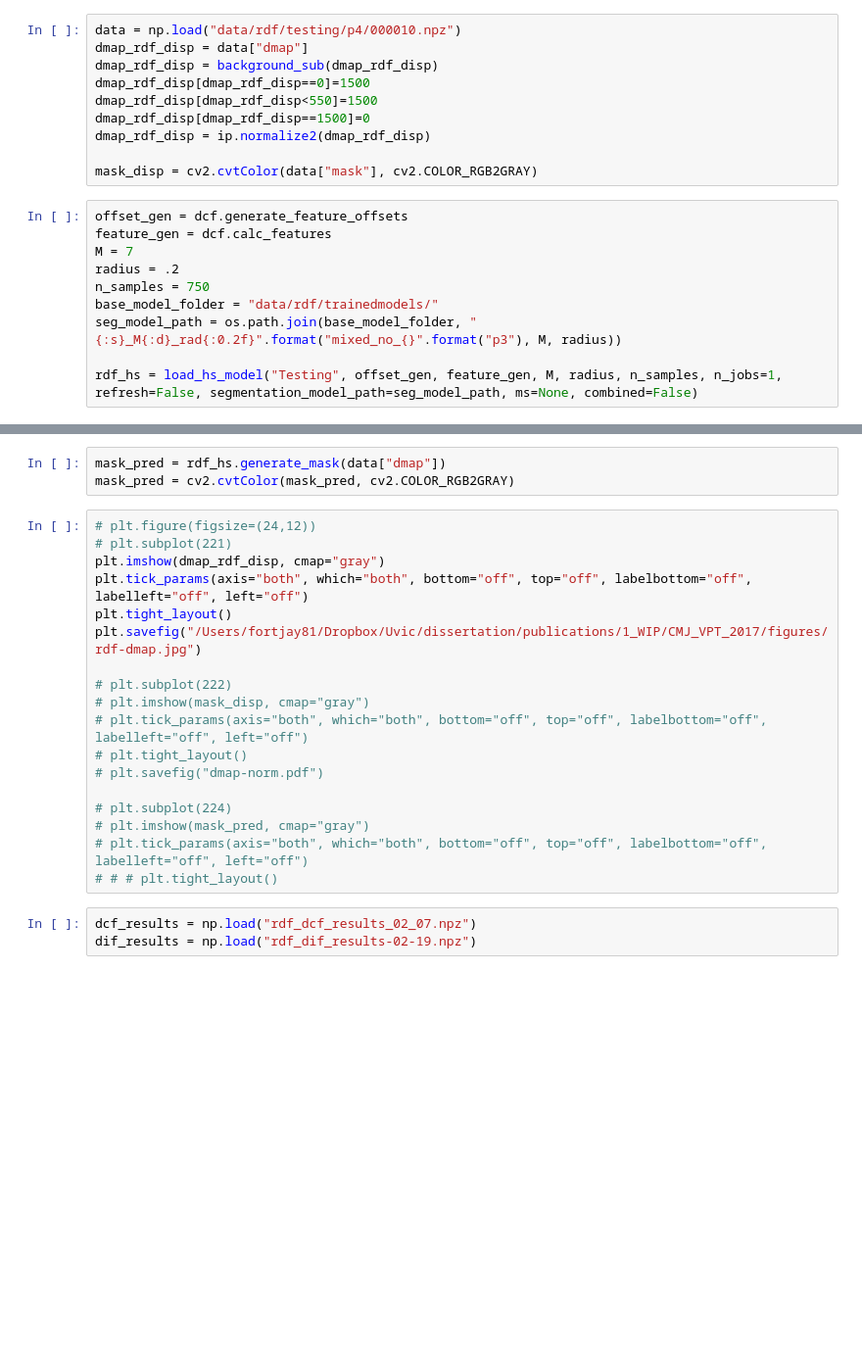
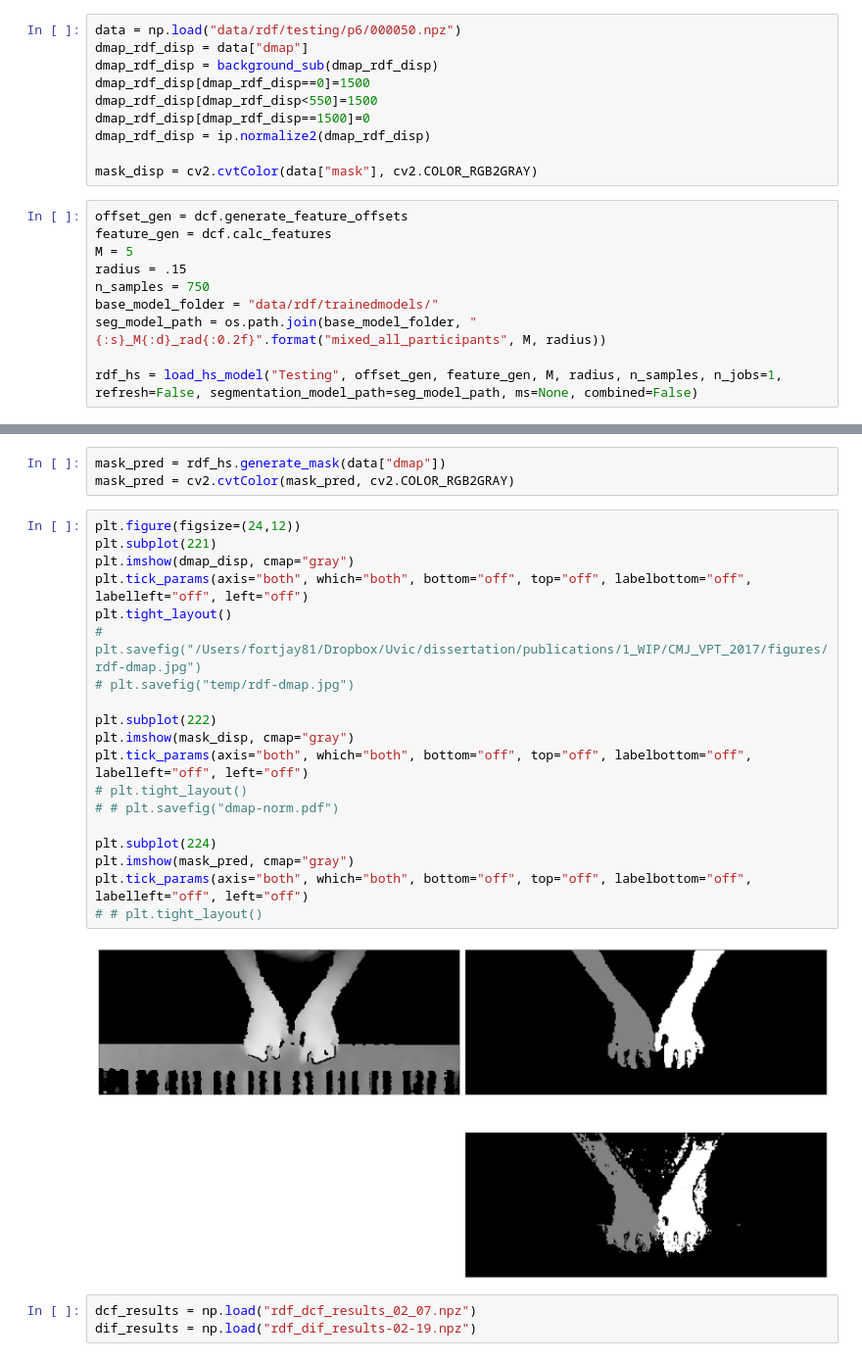
Before and after one commit to davidsjohnson/VPT2, a Jupyter notebook: CMJ Stuff.ipynb, the cells around one changed output, grey strips where cells are left out. Shown: that part at 98% size. Cells and saved outputs as stored; diff of their text form; blank space fills up the shorter version.

```diff
--- a/CMJ Stuff.ipynb
+++ b/CMJ Stuff.ipynb
@@ -139,5 +143,5 @@ plt.savefig("/Users/fortjay81/Dropbox/Uvic/dissertation/publications/1_WIP/CMJ_V
 # %%
-data = np.load("data/rdf/testing/p4/000010.npz")
+data = np.load("data/rdf/testing/p6/000050.npz")
 dmap_rdf_disp = data["dmap"]
 dmap_rdf_disp = background_sub(dmap_rdf_disp)
 dmap_rdf_disp[dmap_rdf_disp==0]=1500
@@ -149,10 +153,10 @@ mask_disp = cv2.cvtColor(data["mask"], cv2.COLOR_RGB2GRAY)
 # %%
 offset_gen = dcf.generate_feature_offsets
 feature_gen = dcf.calc_features
-M = 7
-radius = .2
+M = 5
+radius = .15
 n_samples = 750
 base_model_folder = "data/rdf/trainedmodels/"
-seg_model_path = os.path.join(base_model_folder, "{:s}_M{:d}_rad{:0.2f}".format("mixed_no_{}".format("p3"), M, radius))
+seg_model_path = os.path.join(base_model_folder, "{:s}_M{:d}_rad{:0.2f}".format("mixed_all_participants", M, radius))
 
 rdf_hs = load_hs_model("Testing", offset_gen, feature_gen, M, radius, n_samples, n_jobs=1, refresh=False, segmentation_model_path=seg_model_path, ms=None, combined=False)
@@ -160,23 +166,26 @@ rdf_hs = load_hs_model("Testing", offset_gen, feature_gen, M, radius, n_samples,
 mask_pred = rdf_hs.generate_mask(data["dmap"])
 mask_pred = cv2.cvtColor(mask_pred, cv2.COLOR_RGB2GRAY)
 # %%
-# plt.figure(figsize=(24,12))
-# plt.subplot(221)
-plt.imshow(dmap_rdf_disp, cmap="gray")
+plt.figure(figsize=(24,12))
+plt.subplot(221)
+plt.imshow(dmap_disp, cmap="gray")
 plt.tick_params(axis="both", which="both", bottom="off", top="off", labelbottom="off", labelleft="off", left="off")
 plt.tight_layout()
-plt.savefig("/Users/fortjay81/Dropbox/Uvic/dissertation/publications/1_WIP/CMJ_VPT_2017/figures/rdf-dmap.jpg")
+# plt.savefig("/Users/fortjay81/Dropbox/Uvic/dissertation/publications/1_WIP/CMJ_VPT_2017/figures/rdf-dmap.jpg")
+# plt.savefig("temp/rdf-dmap.jpg")
 
-# plt.subplot(222)
-# plt.imshow(mask_disp, cmap="gray")
-# plt.tick_params(axis="both", which="both", bottom="off", top="off", labelbottom="off", labelleft="off", left="off")
+plt.subplot(222)
+plt.imshow(mask_disp, cmap="gray")
+plt.tick_params(axis="both", which="both", bottom="off", top="off", labelbottom="off", labelleft="off", left="off")
 # plt.tight_layout()
-# plt.savefig("dmap-norm.pdf")
+# # plt.savefig("dmap-norm.pdf")
 
-# plt.subplot(224)
-# plt.imshow(mask_pred, cmap="gray")
-# plt.tick_params(axis="both", which="both", bottom="off", top="off", labelbottom="off", labelleft="off", left="off")
-# # # plt.tight_layout()
+plt.subplot(224)
+plt.imshow(mask_pred, cmap="gray")
+plt.tick_params(axis="both", which="both", bottom="off", top="off", labelbottom="off", labelleft="off", left="off")
+# # plt.tight_layout()
+# %% [output]
+[figure, added]
 # %%
 dcf_results = np.load("rdf_dcf_results_02_07.npz")
 dif_results = np.load("rdf_dif_results-02-19.npz")
```
Also changed, not shown: parts of 7 cells of this notebook, 17 other files.
